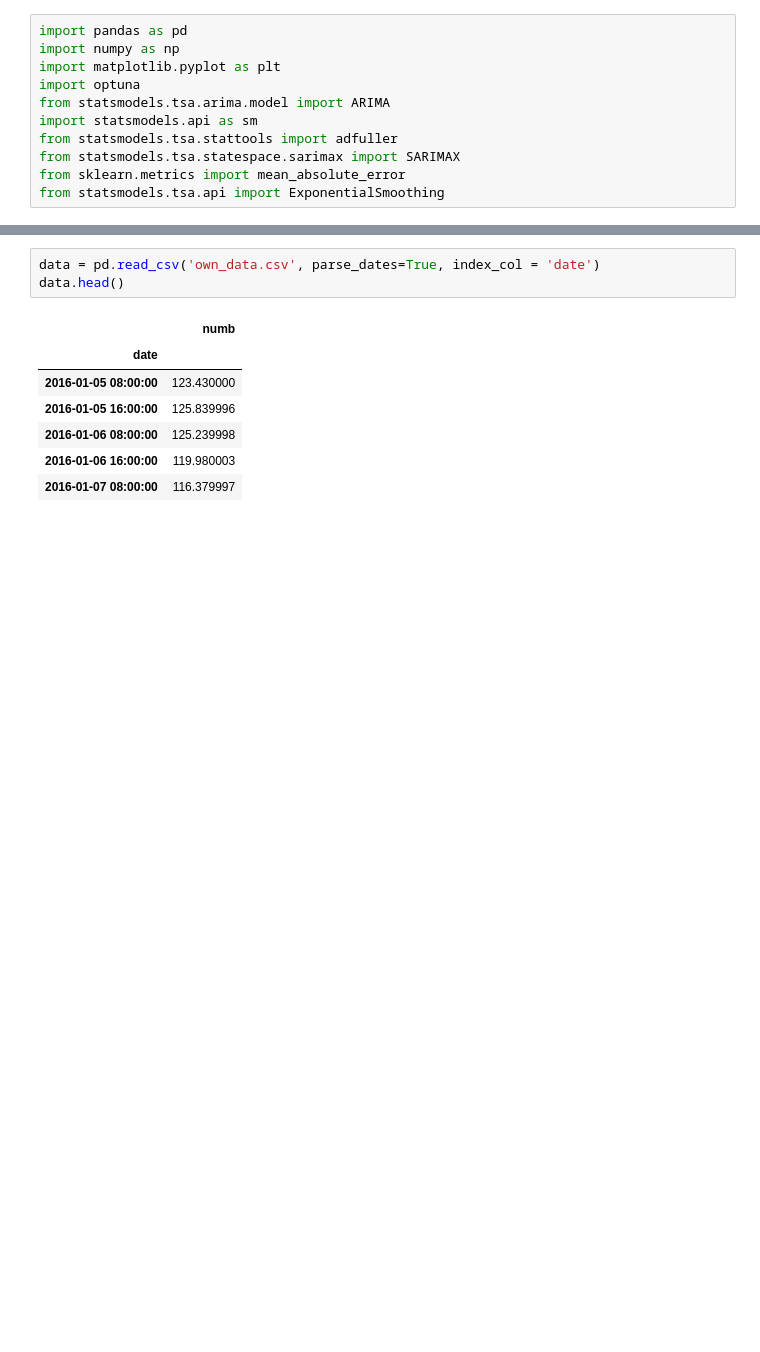
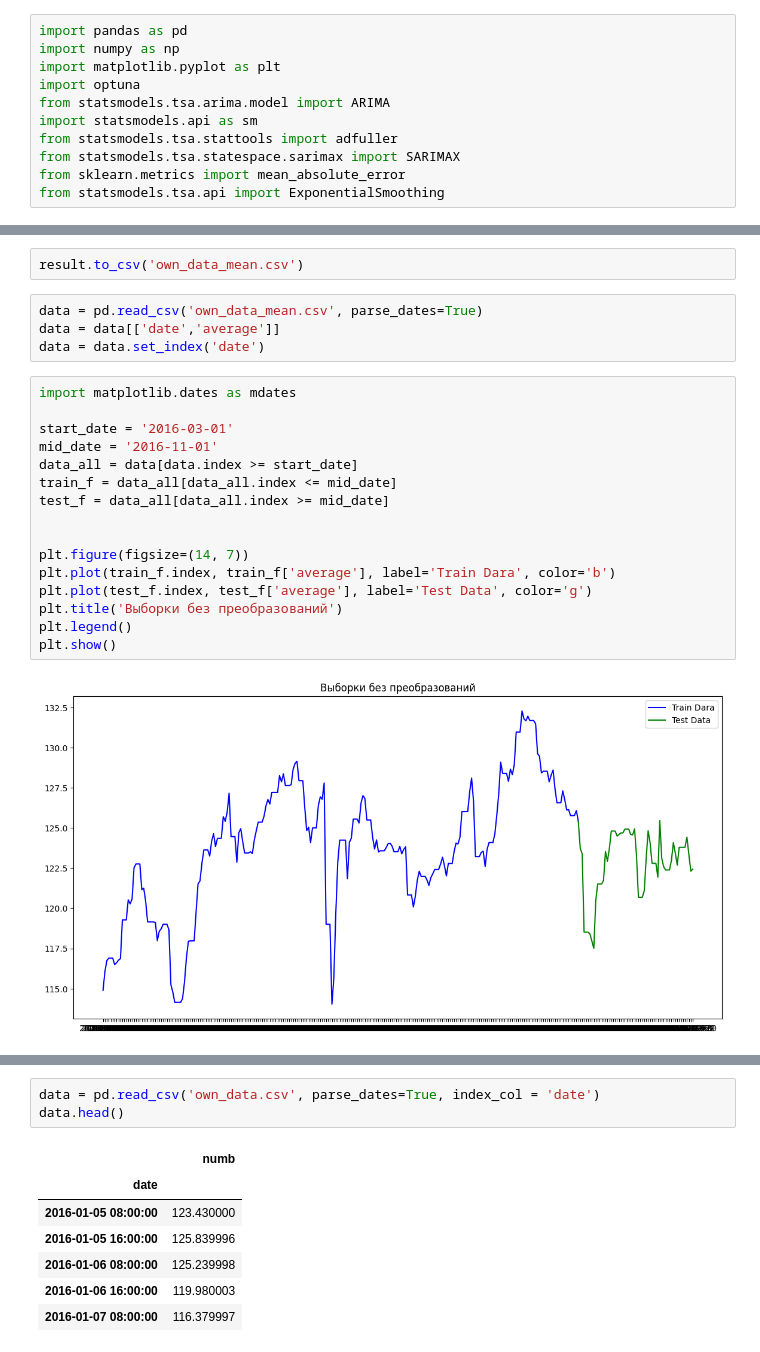
Before and after one commit to KseniaKotova/TMSds, a Jupyter notebook: W41/HW.ipynb, the cells around one changed output, grey strips where cells are left out. Drawn from its saved outputs; the diff is of its cells as text; blank space fills up the shorter version.

```diff
--- a/W41/HW.ipynb
+++ b/W41/HW.ipynb
@@ -11,0 +45,24 @@ from statsmodels.tsa.api import ExponentialSmoothing
+# %%
+result.to_csv('own_data_mean.csv')
+# %%
+data = pd.read_csv('own_data_mean.csv', parse_dates=True)
+data = data[['date','average']]
+data = data.set_index('date')
+# %%
+import matplotlib.dates as mdates
+
+start_date = '2016-03-01'
+mid_date = '2016-11-01'
+data_all = data[data.index >= start_date]
+train_f = data_all[data_all.index <= mid_date]
+test_f = data_all[data_all.index >= mid_date]
+
+
+plt.figure(figsize=(14, 7))
+plt.plot(train_f.index, train_f['average'], label='Train Dara', color='b')
+plt.plot(test_f.index, test_f['average'], label='Test Data', color='g')
+plt.title('Выборки без преобразований')
+plt.legend()
+plt.show()
+# %% [output]
+[figure, added]
```
Also changed, not shown: parts of 29 cells of this notebook.
